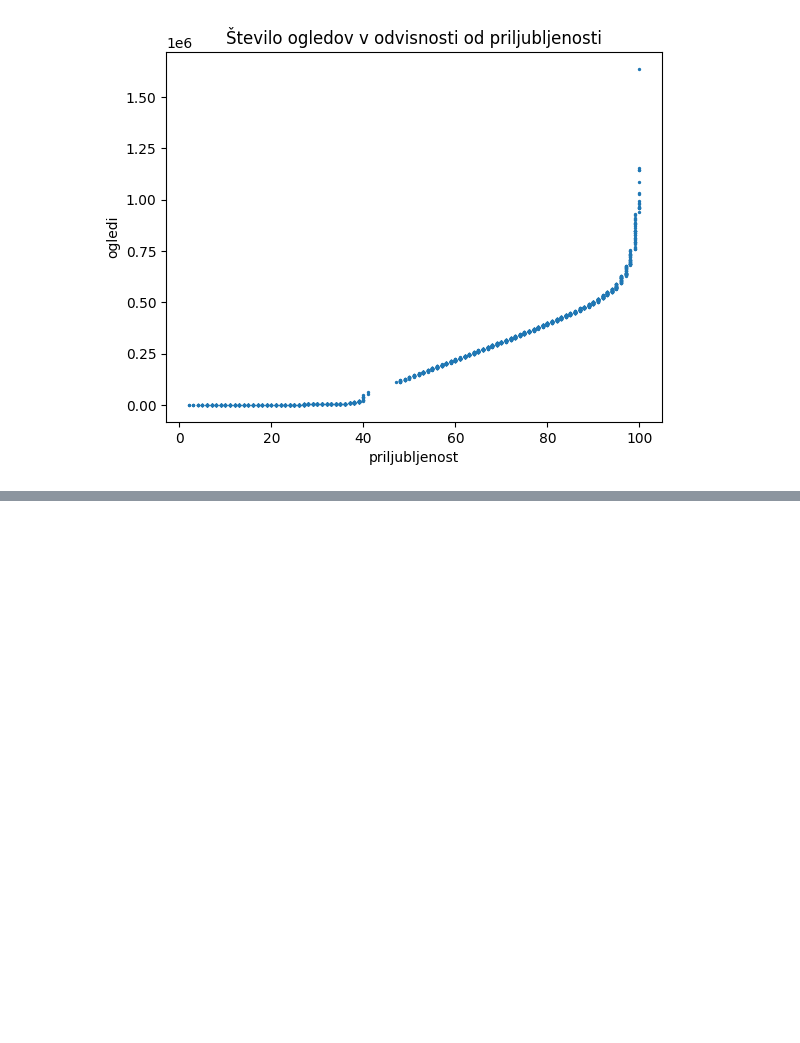
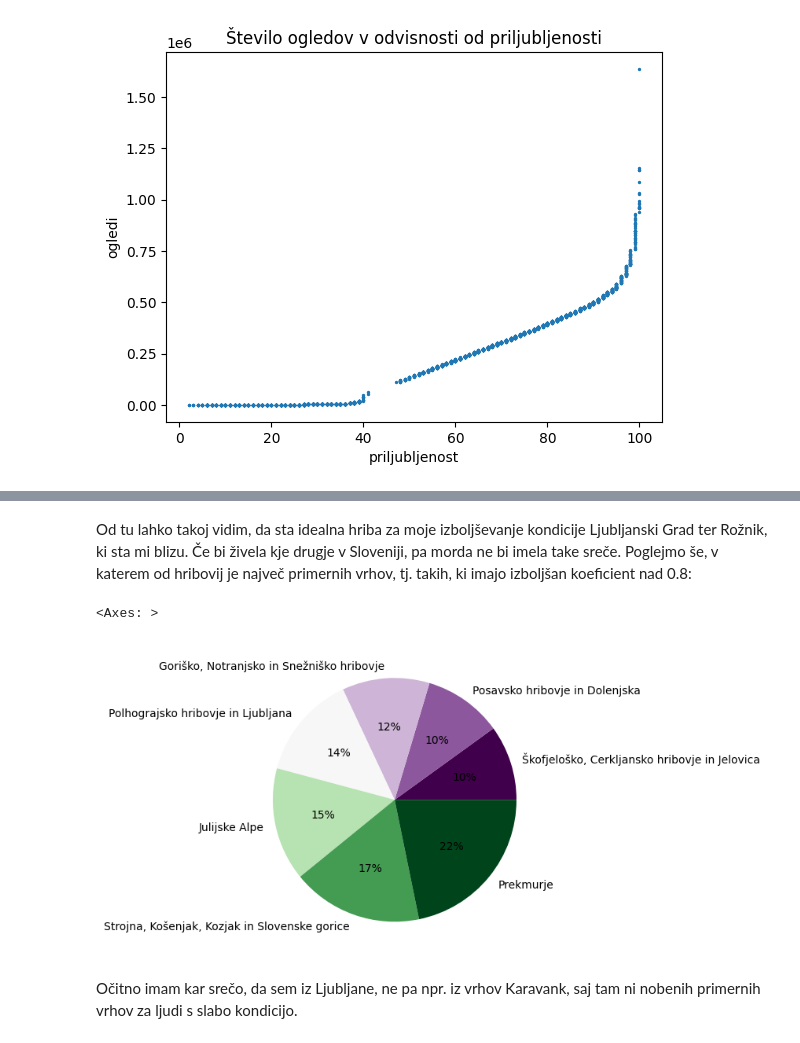
Before and after one commit to emazunter/UVP-projektna-naloga, a Jupyter notebook: analiza_podatkov.ipynb, the cells around one changed output, grey strips where cells are left out. Drawn from its saved outputs; the diff is of its cells as text; code cells hidden in the pictures; blank space fills up the shorter version.

```diff
--- a/analiza_podatkov.ipynb
+++ b/analiza_podatkov.ipynb
@@ -132,0 +191,4 @@ Za to bom uvedla t.i. "koeficient lenobe".
+# %%
+vrhovi["koeficient lenobe"] = vrhovi.priljubljenost / vrhovi.višina
+vrhovi["izboljšan koeficient lenobe"] = (((vrhovi.priljubljenost) ** 10) / vrhovi.višina) * (10 ** (-16))
+vrhovi.sort_values(["izboljšan koeficient lenobe"], ascending=False).round({'koeficient lenobe': 2, 'izboljšan koeficient lenobe': 2}).head(5)
@@ -132,0 +212,17 @@ Za to bom uvedla t.i. "koeficient lenobe".
+# %% [markdown]
+Od tu lahko takoj vidim, da sta idealna hriba za moje izboljševanje kondicije Ljubljanski Grad ter Rožnik, ki sta mi blizu.
+Če bi živela kje drugje v Sloveniji, pa morda ne bi imela take sreče. Poglejmo še, v katerem od hribovij je največ primernih vrhov, tj. takih, ki imajo izboljšan koeficient nad 0.8:
+# %%
+primerni = vrhovi[vrhovi["izboljšan koeficient lenobe"] > 0.8]
+
+primerni_v_gorovjih = primerni.groupby(by='gorovje')['izboljšan koeficient lenobe'].mean()
+primerni_v_gorovjih.sort_values(inplace=True, ascending=True)
+
+chart = primerni_v_gorovjih.plot.pie(figsize=(5,10), autopct='%1.0f%%', colormap="PRGn")
+chart.set_ylabel('')
+chart
+# %% [output]
+<Axes: >
+[figure, added]
+# %% [markdown]
+Očitno imam kar srečo, da sem iz Ljubljane, ne pa npr. iz vrhov Karavank, saj tam ni nobenih primernih vrhov za ljudi s slabo kondicijo.
```
Also changed, not shown: parts of 13 cells of this notebook.
